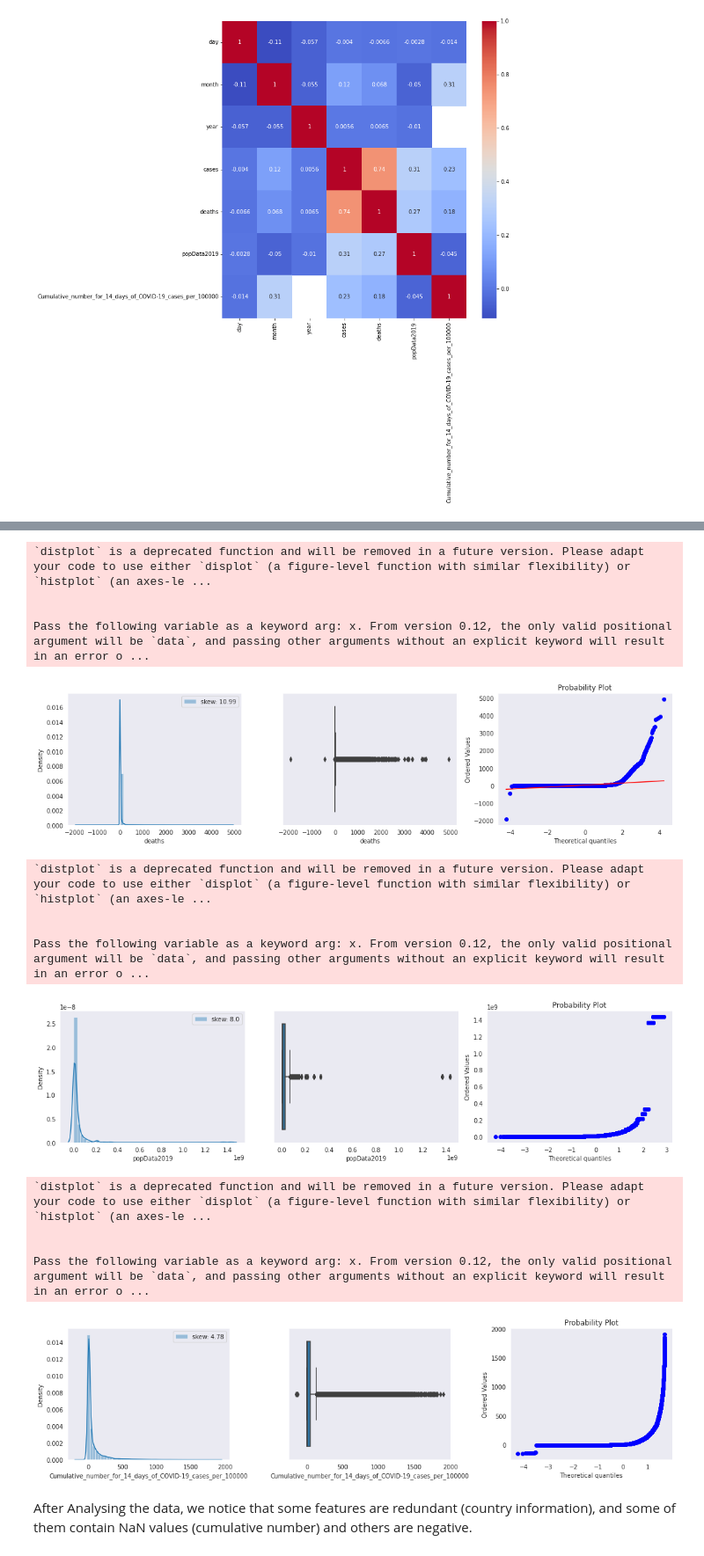
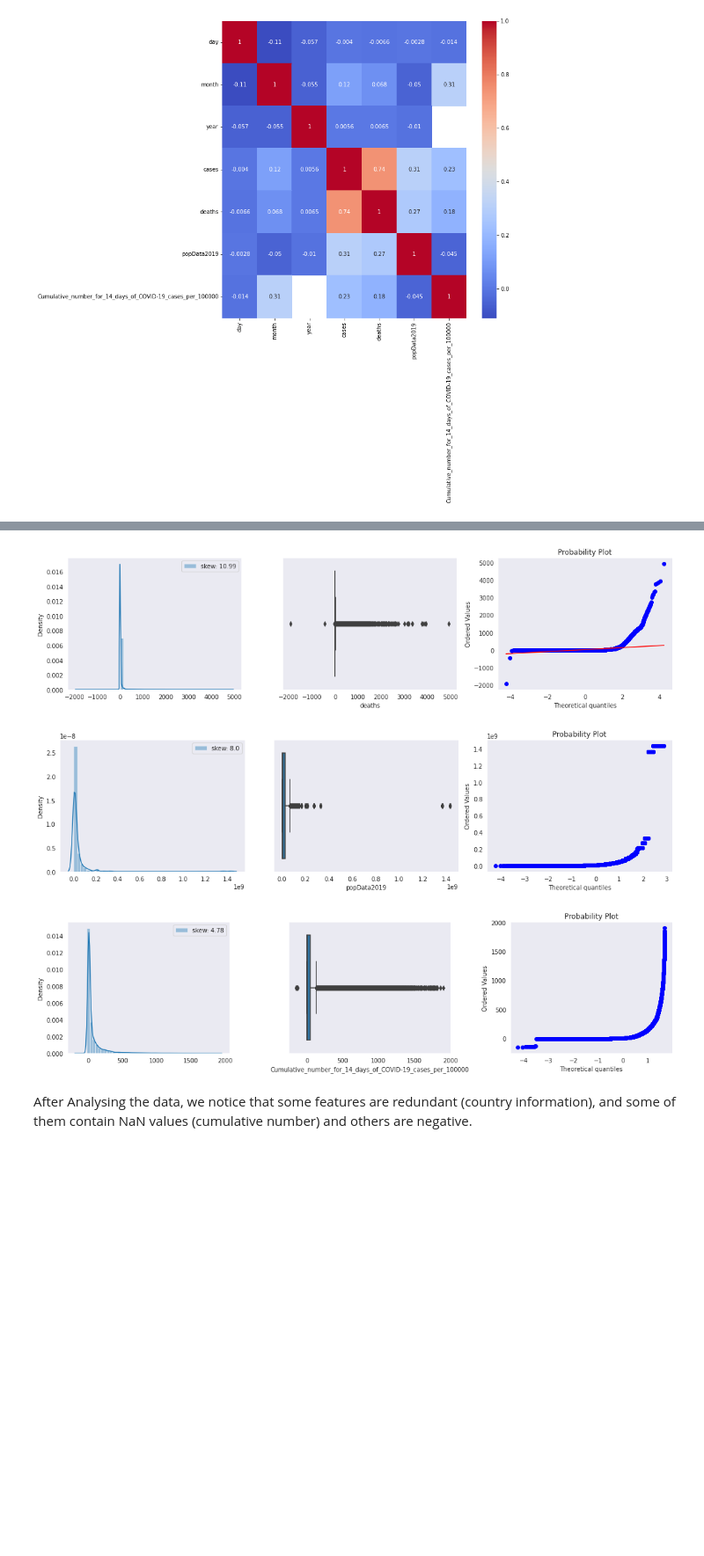
Before and after one commit to BelabdiMalak/COVID19_Prediction, a Jupyter notebook: HandlingData.ipynb, the cells around one changed output, grey strips where cells are left out. Shown at 88% size. Cells and saved outputs as stored; diff of their text form; code cells hidden in the pictures; blank space fills up the shorter version.

Commit message:
handling data update

```diff
--- a/HandlingData.ipynb
+++ b/HandlingData.ipynb
@@ -63,12 +63,12 @@ features = df.columns
 for col in features:
     plt.figure(figsize=(15,4))
     plt.subplot(131)
-    sns.distplot(df[col], label="skew: " + str(np.round(df[col].skew(),2)))
+    sns.histplot(x=df[col], label="skew: " + str(np.round(df[col].skew(),2)))
     plt.legend()
     plt.subplot(132)
-    sns.boxplot(df[col])
+    sns.boxplot(x=df[col])
     plt.subplot(133)
-    stats.probplot(df[col], plot=plt)
+    stats.probplot(x=df[col], plot=plt)
     plt.tight_layout()
     plt.show()
 # %% [output]
@@ -181,12 +163,12 @@ features = df.columns
 for col in features:
     plt.figure(figsize=(15,4))
     plt.subplot(131)
-    sns.distplot(df[col], label="skew: " + str(np.round(df[col].skew(),2)))
+    sns.distplot(x=df[col], label="skew: " + str(np.round(df[col].skew(),2)))
     plt.legend()
     plt.subplot(132)
-    sns.boxplot(df[col])
+    sns.boxplot(x=df[col])
     plt.subplot(133)
-    stats.probplot(df[col], plot=plt)
+    stats.probplot(x=df[col], plot=plt)
     plt.tight_layout()
     plt.show()
 # %% [output]
@@ -198,18 +176,6 @@ Pass the following variable as a keyword arg: x. From version 0.12, the only val
-`distplot` is a deprecated function and will be removed in a future version. Please adapt your code to use either `displot` (a figure-level function with similar flexibility) or `histplot` (an axes-le ...
-
-
-Pass the following variable as a keyword arg: x. From version 0.12, the only valid positional argument will be `data`, and passing other arguments without an explicit keyword will result in an error o ...
-[figure, old version]
+[figure, new version]
-`distplot` is a deprecated function and will be removed in a future version. Please adapt your code to use either `displot` (a figure-level function with similar flexibility) or `histplot` (an axes-le ...
-
-
-Pass the following variable as a keyword arg: x. From version 0.12, the only valid positional argument will be `data`, and passing other arguments without an explicit keyword will result in an error o ...
-[figure, old version]
+[figure, new version]
-`distplot` is a deprecated function and will be removed in a future version. Please adapt your code to use either `displot` (a figure-level function with similar flexibility) or `histplot` (an axes-le ...
-
-
-Pass the following variable as a keyword arg: x. From version 0.12, the only valid positional argument will be `data`, and passing other arguments without an explicit keyword will result in an error o ...
-[figure, old version]
+[figure, new version]
 # %% [markdown]
 After Analysing the data, we notice that some features are redundant (country information), and some of them contain NaN values (cumulative number) and others are negative.
 # %% [markdown]
```
Also changed, not shown: parts of 2 cells of this notebook, 1 other file.
